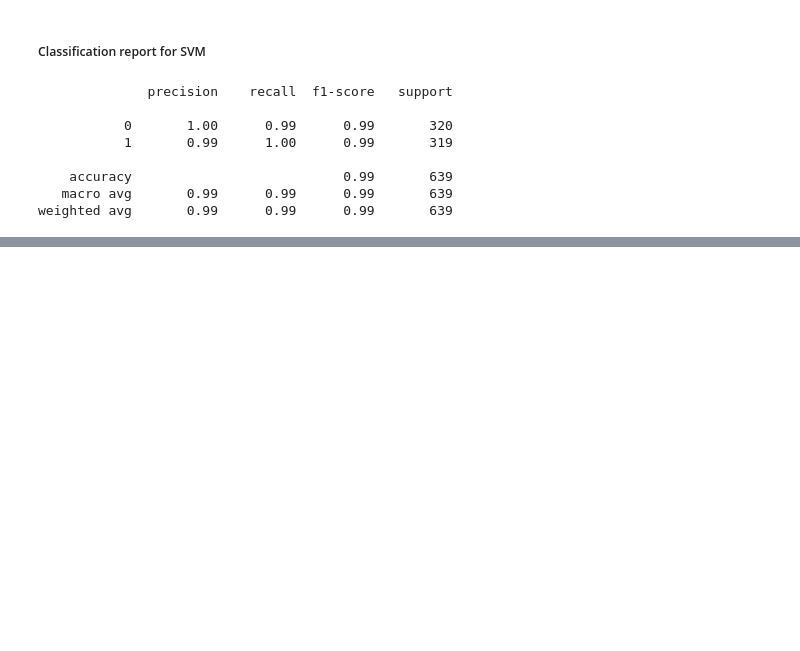
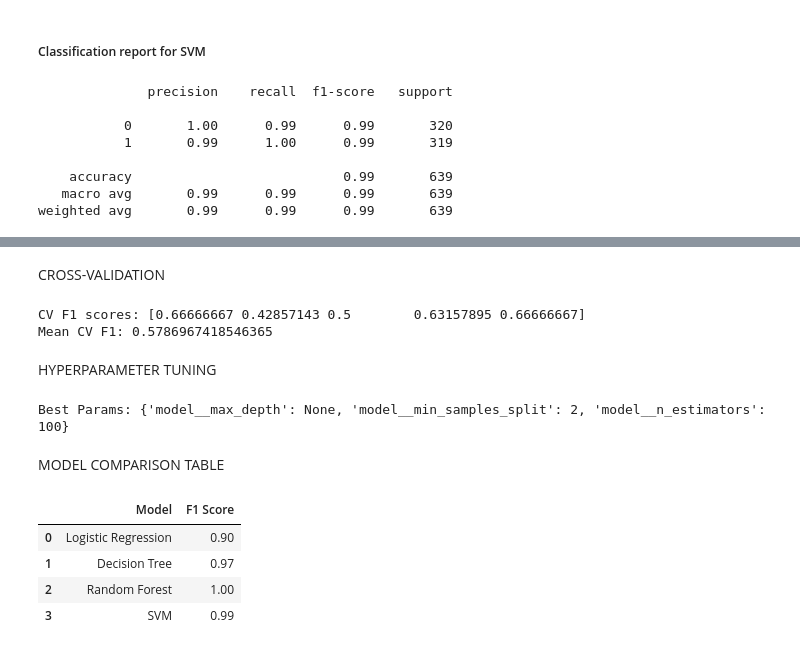
Before and after one commit to deb-cod/April-25-G2-Capstone-Project, a Jupyter notebook: EDA/Exploratory_Data_Analysis.ipynb, the cells around one changed output, grey strips where cells are left out. Drawn from its saved outputs; the diff is of its cells as text; code cells hidden in the pictures; blank space fills up the shorter version.

```diff
--- a/EDA/Exploratory_Data_Analysis.ipynb
+++ b/EDA/Exploratory_Data_Analysis.ipynb
@@ -663,0 +700,58 @@ weighted avg       0.99      0.99      0.99       639
+# %% [markdown]
+CROSS-VALIDATION
+# %%
+from sklearn.model_selection import StratifiedKFold, cross_val_score
+
+cv = StratifiedKFold(n_splits=5, shuffle=True, random_state=42)
+
+cv_scores = cross_val_score(
+    pipeline,
+    X,
+    y,
+    cv=cv,
+    scoring='f1'
+)
+
+print("CV F1 scores:", cv_scores)
+print("Mean CV F1:", cv_scores.mean())
+# %% [output]
+CV F1 scores: [0.66666667 0.42857143 0.5        0.63157895 0.66666667]
+Mean CV F1: 0.5786967418546365
+# %% [markdown]
+HYPERPARAMETER TUNING
+# %%
+from sklearn.model_selection import GridSearchCV
+
+param_grid = {
+    'model__n_estimators': [100, 300],
+    'model__max_depth': [None, 10, 20],
+    'model__min_samples_split': [2, 5]
+}
+
+grid = GridSearchCV(
+    pipeline,
+    param_grid,
+    scoring='f1',
+    cv=3,
+    n_jobs=-1
+)
+
+grid.fit(X_train, y_train)
+print("Best Params:", grid.best_params_)
+# %% [output]
+Best Params: {'model__max_depth': None, 'model__min_samples_split': 2, 'model__n_estimators': 100}
+# %% [markdown]
+MODEL COMPARISON TABLE
+# %%
+model_results = pd.DataFrame({
+    'Model': ['Logistic Regression', 'Decision Tree', 'Random Forest', 'SVM'],
+    'F1 Score': [0.90, 0.97, 1.00, 0.99]
+})
+
+model_results
+# %% [output]
+|  | Model | F1 Score |
+| 0 | Logistic Regression | 0.90 |
+| 1 | Decision Tree | 0.97 |
+| 2 | Random Forest | 1.00 |
+| 3 | SVM | 0.99 |
```
Also changed, not shown: parts of 9 cells of this notebook.
